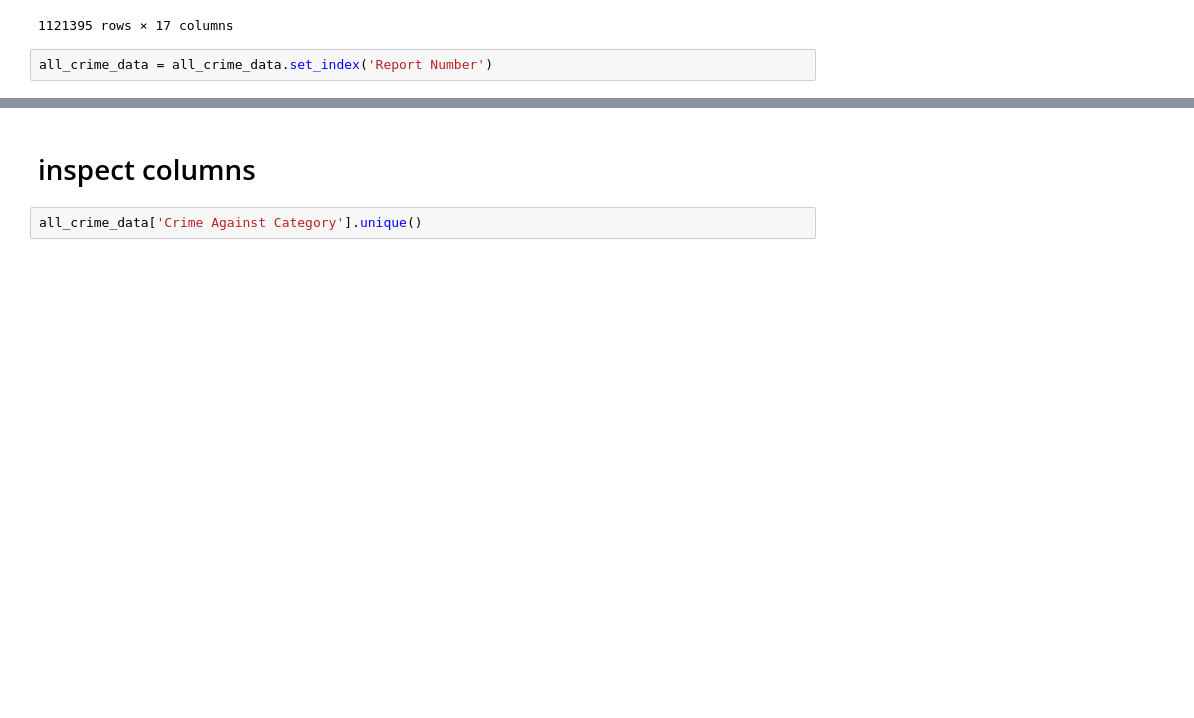
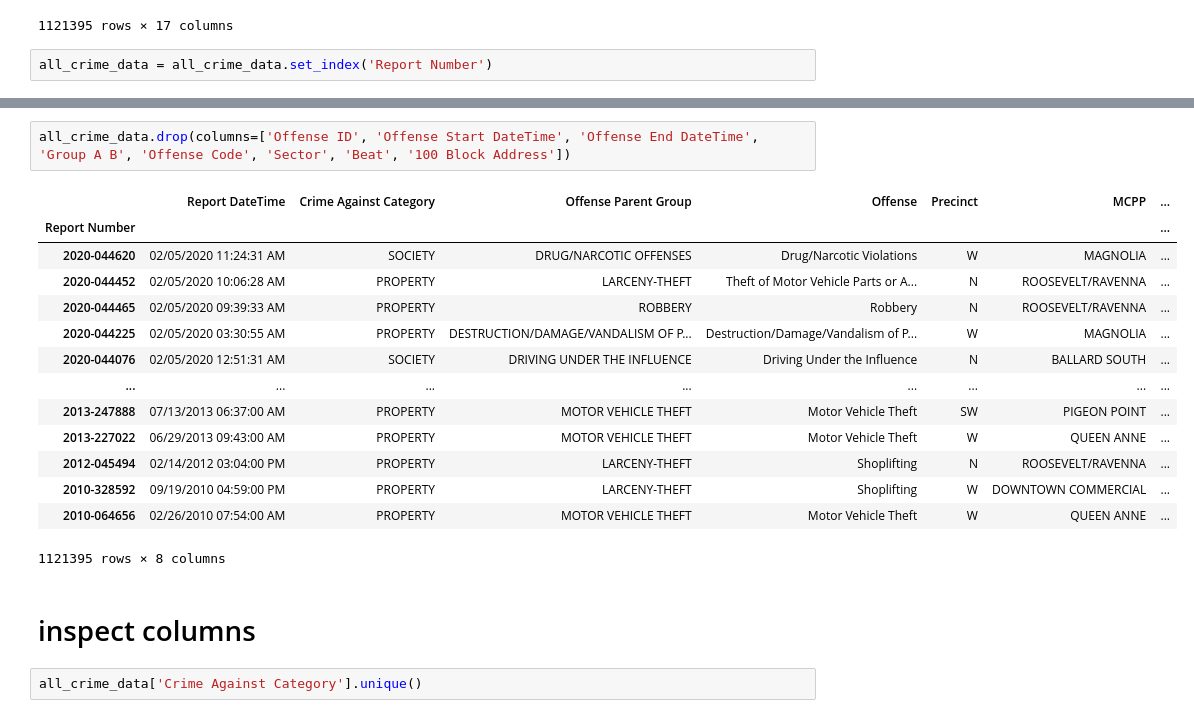
Before and after one commit to donmarcolaureano/seattle_crime, a Jupyter notebook: seattle_crime_data_notebook.ipynb, the cells around one changed output, grey strips where cells are left out. Drawn from its saved outputs; the diff is of its cells as text; blank space fills up the shorter version.

```diff
--- a/seattle_crime_data_notebook.ipynb
+++ b/seattle_crime_data_notebook.ipynb
@@ -190,3 +215,20 @@ all_crime_data = all_crime_data.set_index('Report Number')
+# %%
+all_crime_data.drop(columns=['Offense ID', 'Offense Start DateTime', 'Offense End DateTime', 'Group A B', 'Offense Code', 'Sector', 'Beat', '100 Block Address'])
+# %% [output]
+|  | Report DateTime | Crime Against Category | Offense Parent Group | Offense | Precinct | MCPP | ... |
+| Report Number |  |  |  |  |  |  | ... |
+| 2020-044620 | 02/05/2020 11:24:31 AM | SOCIETY | DRUG/NARCOTIC OFFENSES | Drug/Narcotic Violations | W | MAGNOLIA | ... |
+| 2020-044452 | 02/05/2020 10:06:28 AM | PROPERTY | LARCENY-THEFT | Theft of Motor Vehicle Parts or A... | N | ROOSEVELT/RAVENNA | ... |
+| 2020-044465 | 02/05/2020 09:39:33 AM | PROPERTY | ROBBERY | Robbery | N | ROOSEVELT/RAVENNA | ... |
+| 2020-044225 | 02/05/2020 03:30:55 AM | PROPERTY | DESTRUCTION/DAMAGE/VANDALISM OF P... | Destruction/Damage/Vandalism of P... | W | MAGNOLIA | ... |
+| 2020-044076 | 02/05/2020 12:51:31 AM | SOCIETY | DRIVING UNDER THE INFLUENCE | Driving Under the Influence | N | BALLARD SOUTH | ... |
+| ... | ... | ... | ... | ... | ... | ... | ... |
+| 2013-247888 | 07/13/2013 06:37:00 AM | PROPERTY | MOTOR VEHICLE THEFT | Motor Vehicle Theft | SW | PIGEON POINT | ... |
+| 2013-227022 | 06/29/2013 09:43:00 AM | PROPERTY | MOTOR VEHICLE THEFT | Motor Vehicle Theft | W | QUEEN ANNE | ... |
+| 2012-045494 | 02/14/2012 03:04:00 PM | PROPERTY | LARCENY-THEFT | Shoplifting | N | ROOSEVELT/RAVENNA | ... |
+| 2010-328592 | 09/19/2010 04:59:00 PM | PROPERTY | LARCENY-THEFT | Shoplifting | W | DOWNTOWN COMMERCIAL | ... |
+| 2010-064656 | 02/26/2010 07:54:00 AM | PROPERTY | MOTOR VEHICLE THEFT | Motor Vehicle Theft | W | QUEEN ANNE | ... |
+1121395 rows × 8 columns
 # %% [markdown]
 # inspect columns
 # %%
```
Also changed, not shown: parts of 2 cells of this notebook.
